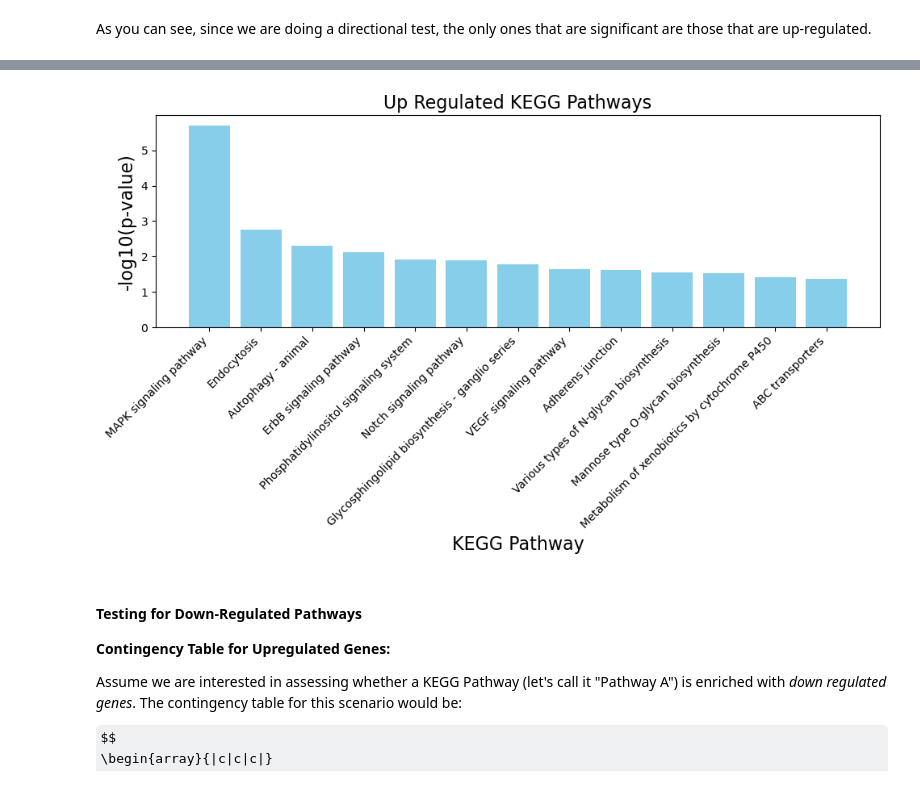
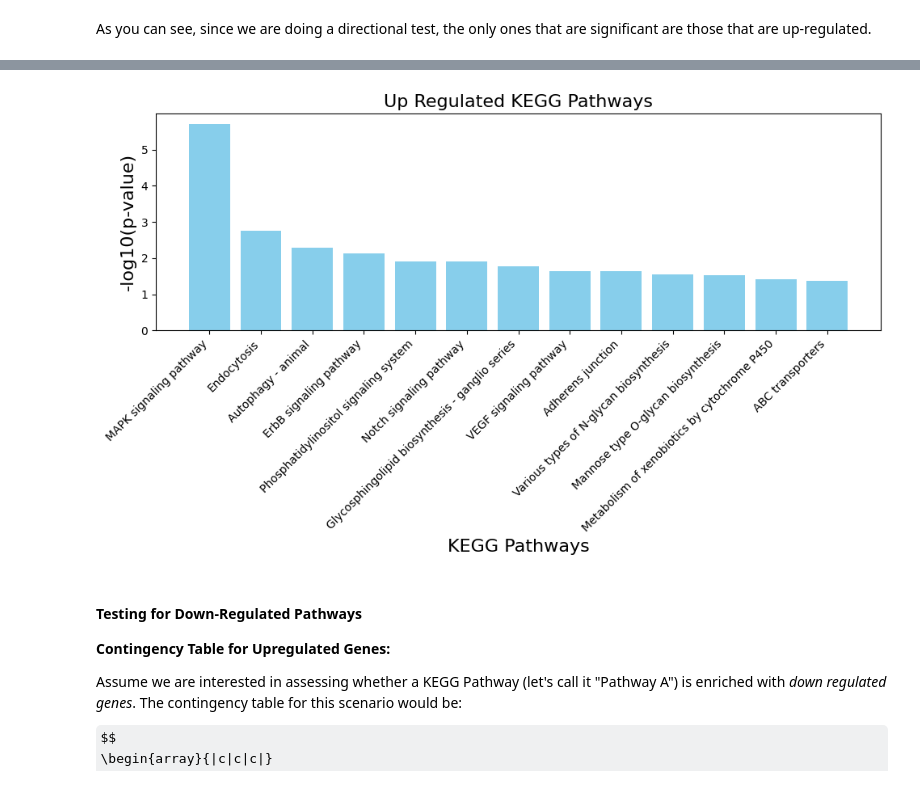
Before and after one commit to sdsucomptox/danrerlib, a Jupyter notebook: sphinx/tutorials/funcional_enrichment.ipynb, the cells around one changed output, grey strips where cells are left out. Saved outputs shown, nothing was run; the diff lists cells and outputs as text; code cells hidden in the pictures; some formulas as TeX source.

```diff
--- a/sphinx/tutorials/funcional_enrichment.ipynb
+++ b/sphinx/tutorials/funcional_enrichment.ipynb
@@ -432,18 +430,13 @@ result.head(5)
 # %%
 # create a bar chart to visualize the enriched results
 upregulated_results = result[result['Direction'] == 'up regulated']
 
-# Create a bar plot
-plt.figure(figsize=(10, 6))
-plt.bar(upregulated_results['Concept Name'], -np.log10(upregulated_results['P-value']), color='skyblue')
-plt.xlabel('KEGG Pathway', fontsize=16)
-plt.ylabel('-log10(p-value)', fontsize=16)
-plt.title('Up Regulated KEGG Pathways', fontsize=16)
-plt.xticks(rotation=45, ha='right')
-plt.tight_layout()
-plt.show()
+enrichplots.bar_chart(upregulated_results,
+                      title = 'Up Regulated KEGG Pathways',
+                      xlab = 'KEGG Pathways',
+                      max_num_pathways=20)
 # %% [output]
-[figure, old version]
+[figure, new version]
 # %% [markdown]
 #### Testing for Down-Regulated Pathways
 
```
Also changed, not shown: parts of 26 cells of this notebook, 4 other files.
